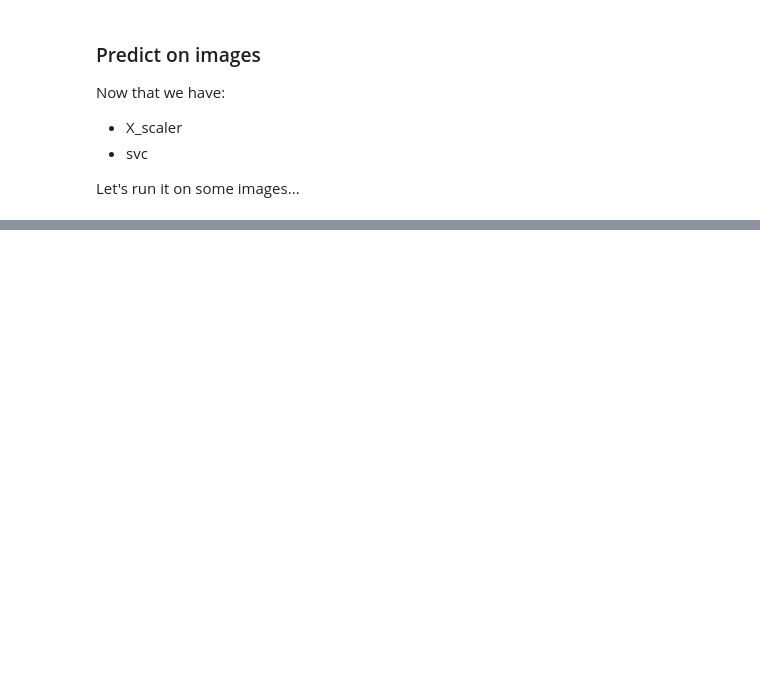
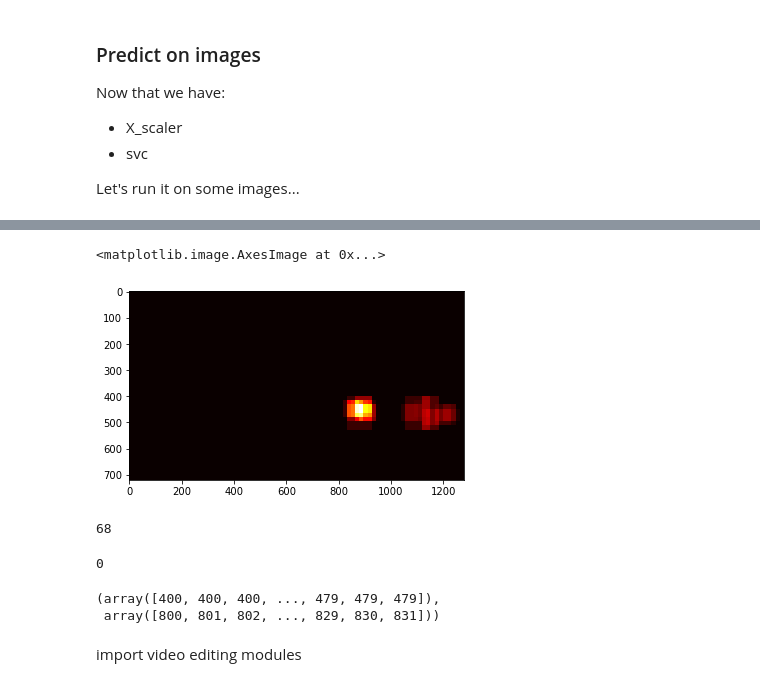
Before and after one commit to AeroGeekDean/CarND-Vehicle-Detection, a Jupyter notebook: P5-Scratchpad.ipynb, the cells around one changed output, grey strips where cells are left out. Cells and saved outputs as stored; diff of their text form; code cells hidden in the pictures; blank space fills up the shorter version.

```diff
--- a/P5-Scratchpad.ipynb
+++ b/P5-Scratchpad.ipynb
@@ -221,0 +241,3 @@ print(len(bbox_list),'bounding boxes found')
+# %%
+save_frames = 10
+heatmap_history = collections.deque(maxlen=save_frames)
@@ -221,0 +278,23 @@ print(len(bbox_list),'bounding boxes found')
+# %%
+f = lambda a,b: a + np.clip((b-1),0,127)
+heatmap_total = reduce(f, heatmap_history)
+# %%
+plt.imshow(heatmap_total, cmap='hot')
+# %% [output]
+<matplotlib.image.AxesImage at 0x...>
+[figure, added]
+# %%
+np.max(heatmap_total)
+# %% [output]
+68
+# %%
+np.min(heatmap_total)
+# %% [output]
+0
+# %%
+heatmap_history[1]
+# %% [output]
+(array([400, 400, 400, ..., 479, 479, 479]),
+ array([800, 801, 802, ..., 829, 830, 831]))
+# %% [markdown]
+import video editing modules
```
Also changed, not shown: parts of 29 cells of this notebook, 1 other file.
